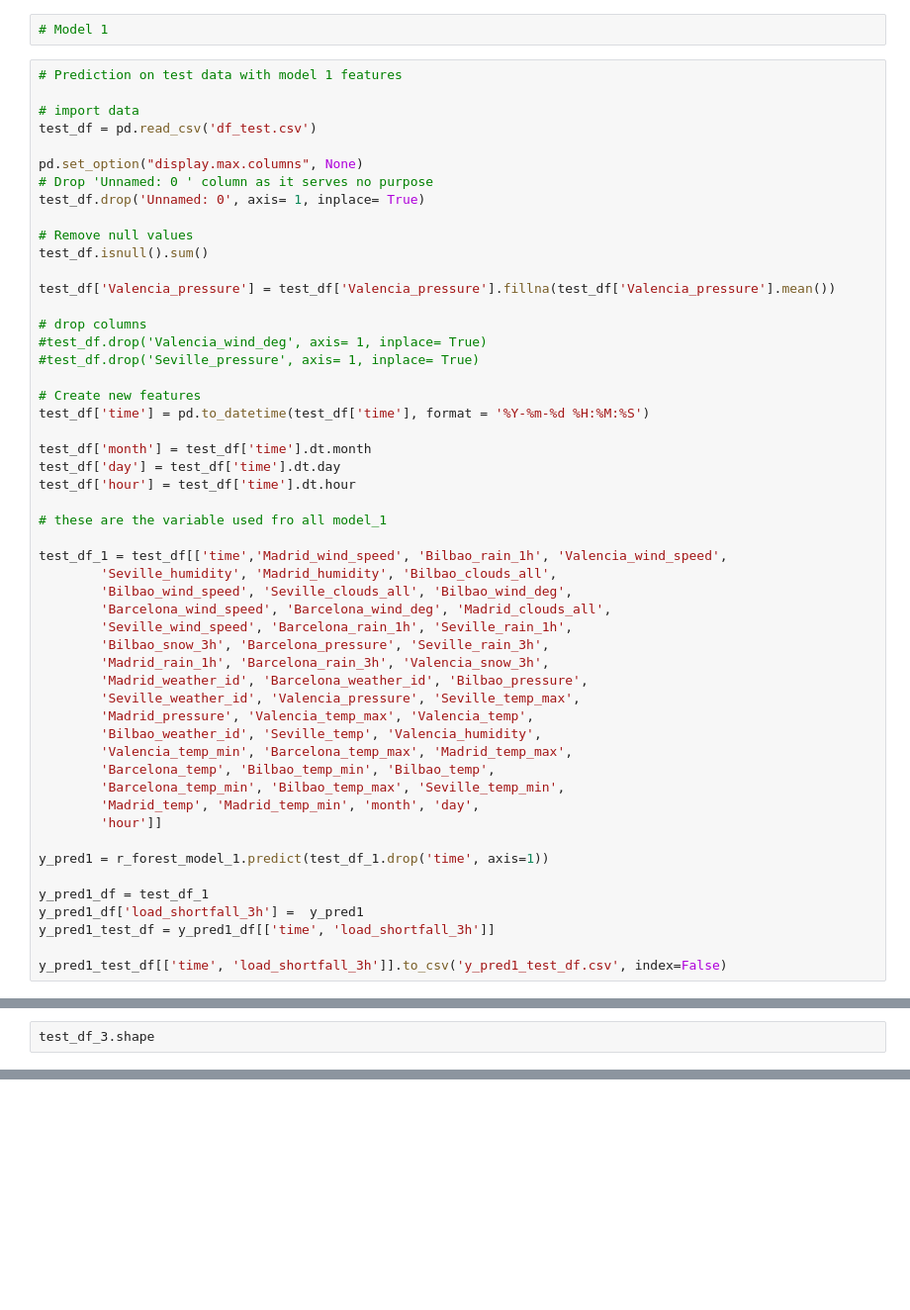
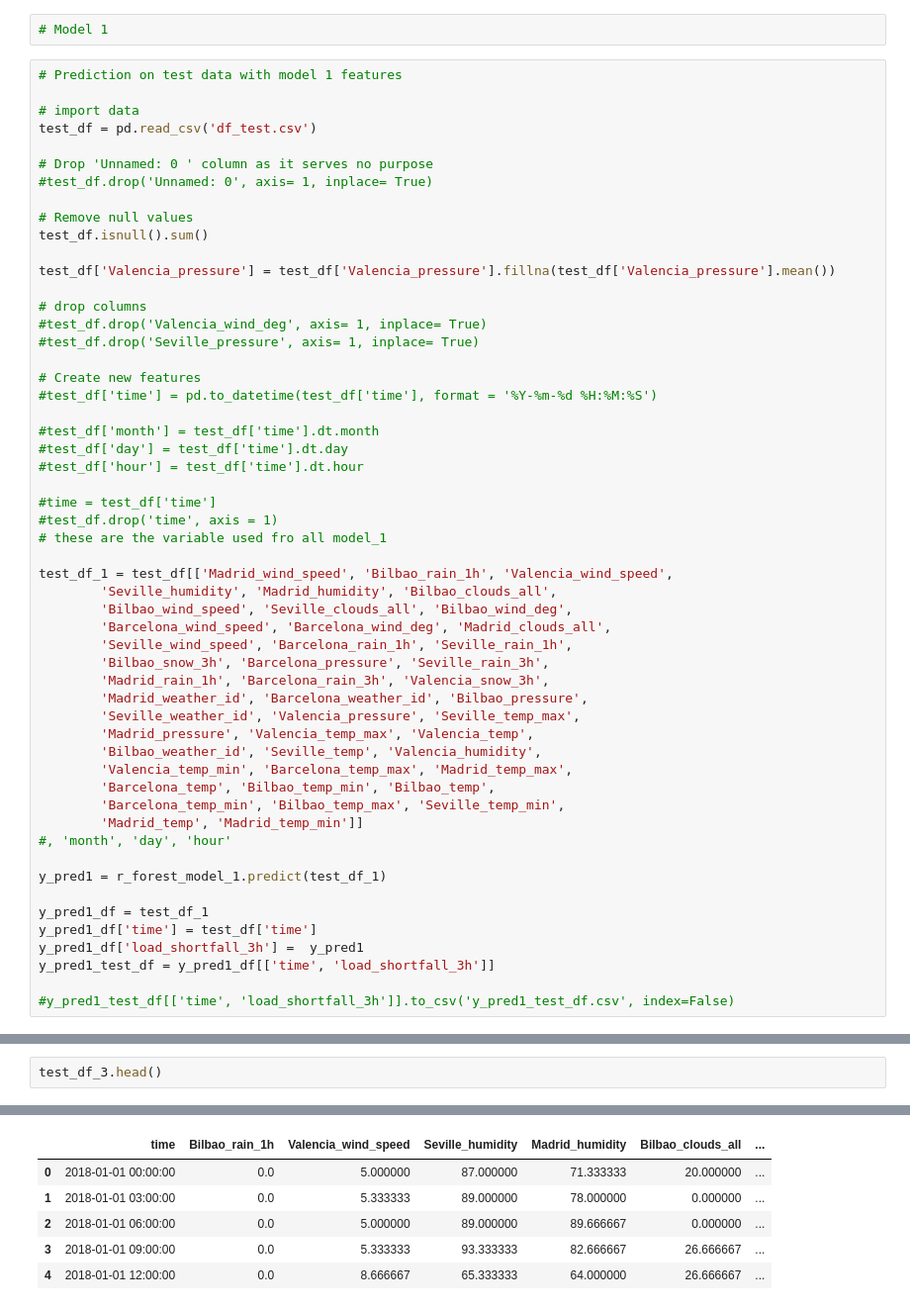
Before and after one commit to henre7860/Advanced-Regression-Predict, a Jupyter notebook: Predict_notebook_HJvdB.ipynb, the cells around one changed output, grey strips where cells are left out. Shown at 99% size. Drawn from its saved outputs; the diff is of its cells as text; blank space fills up the shorter version.

```diff
--- a/Predict_notebook_HJvdB.ipynb
+++ b/Predict_notebook_HJvdB.ipynb
@@ -1338,9 +1413,8 @@ results_df.sort_values('Root Mean Squared Error', ascending = True)
 # import data
 test_df = pd.read_csv('df_test.csv')
 
-pd.set_option("display.max.columns", None)
 # Drop 'Unnamed: 0 ' column as it serves no purpose
-test_df.drop('Unnamed: 0', axis= 1, inplace= True)
+#test_df.drop('Unnamed: 0', axis= 1, inplace= True)
 
 # Remove null values
 test_df.isnull().sum()
@@ -1352,15 +1426,17 @@ test_df['Valencia_pressure'] = test_df['Valencia_pressure'].fillna(test_df['Vale
 #test_df.drop('Seville_pressure', axis= 1, inplace= True)
 
 # Create new features
-test_df['time'] = pd.to_datetime(test_df['time'], format = '%Y-%m-%d %H:%M:%S')
+#test_df['time'] = pd.to_datetime(test_df['time'], format = '%Y-%m-%d %H:%M:%S')
 
-test_df['month'] = test_df['time'].dt.month
-test_df['day'] = test_df['time'].dt.day
-test_df['hour'] = test_df['time'].dt.hour
+#test_df['month'] = test_df['time'].dt.month
+#test_df['day'] = test_df['time'].dt.day
+#test_df['hour'] = test_df['time'].dt.hour
 
+#time = test_df['time']
+#test_df.drop('time', axis = 1)
 # these are the variable used fro all model_1
 
-test_df_1 = test_df[['time','Madrid_wind_speed', 'Bilbao_rain_1h', 'Valencia_wind_speed',
+test_df_1 = test_df[['Madrid_wind_speed', 'Bilbao_rain_1h', 'Valencia_wind_speed',
         'Seville_humidity', 'Madrid_humidity', 'Bilbao_clouds_all',
         'Bilbao_wind_speed', 'Seville_clouds_all', 'Bilbao_wind_deg',
         'Barcelona_wind_speed', 'Barcelona_wind_deg', 'Madrid_clouds_all',
@@ -1374,14 +1450,15 @@ test_df_1 = test_df[['time','Madrid_wind_speed', 'Bilbao_rain_1h', 'Valencia_win
         'Valencia_temp_min', 'Barcelona_temp_max', 'Madrid_temp_max',
         'Barcelona_temp', 'Bilbao_temp_min', 'Bilbao_temp',
         'Barcelona_temp_min', 'Bilbao_temp_max', 'Seville_temp_min',
-        'Madrid_temp', 'Madrid_temp_min', 'month', 'day',
-        'hour']]
+        'Madrid_temp', 'Madrid_temp_min']]
+#, 'month', 'day', 'hour'
 
-y_pred1 = r_forest_model_1.predict(test_df_1.drop('time', axis=1))
+y_pred1 = r_forest_model_1.predict(test_df_1)
 
 y_pred1_df = test_df_1
+y_pred1_df['time'] = test_df['time']
 y_pred1_df['load_shortfall_3h'] =  y_pred1
 y_pred1_test_df = y_pred1_df[['time', 'load_shortfall_3h']]
 
-y_pred1_test_df[['time', 'load_shortfall_3h']].to_csv('y_pred1_test_df.csv', index=False)
+#y_pred1_test_df[['time', 'load_shortfall_3h']].to_csv('y_pred1_test_df.csv', index=False)
 # %%
@@ -1432,3 +1517,3 @@ y_pred3_test_df[['time', 'load_shortfall_3h']].to_csv('y_pred3_test_df.csv', ind
 # %%
-test_df_3.shape
+test_df_3.head()
 # %% [output]
@@ -1435,0 +1520,6 @@ test_df_3.shape
+|  | time | Bilbao_rain_1h | Valencia_wind_speed | Seville_humidity | Madrid_humidity | Bilbao_clouds_all | ... |
+| 0 | 2018-01-01 00:00:00 | 0.0 | 5.000000 | 87.000000 | 71.333333 | 20.000000 | ... |
+| 1 | 2018-01-01 03:00:00 | 0.0 | 5.333333 | 89.000000 | 78.000000 | 0.000000 | ... |
+| 2 | 2018-01-01 06:00:00 | 0.0 | 5.000000 | 89.000000 | 89.666667 | 0.000000 | ... |
+| 3 | 2018-01-01 09:00:00 | 0.0 | 5.333333 | 93.333333 | 82.666667 | 26.666667 | ... |
+| 4 | 2018-01-01 12:00:00 | 0.0 | 8.666667 | 65.333333 | 64.000000 | 26.666667 | ... |
```
Also changed, not shown: parts of 37 cells of this notebook, 4 other files.
